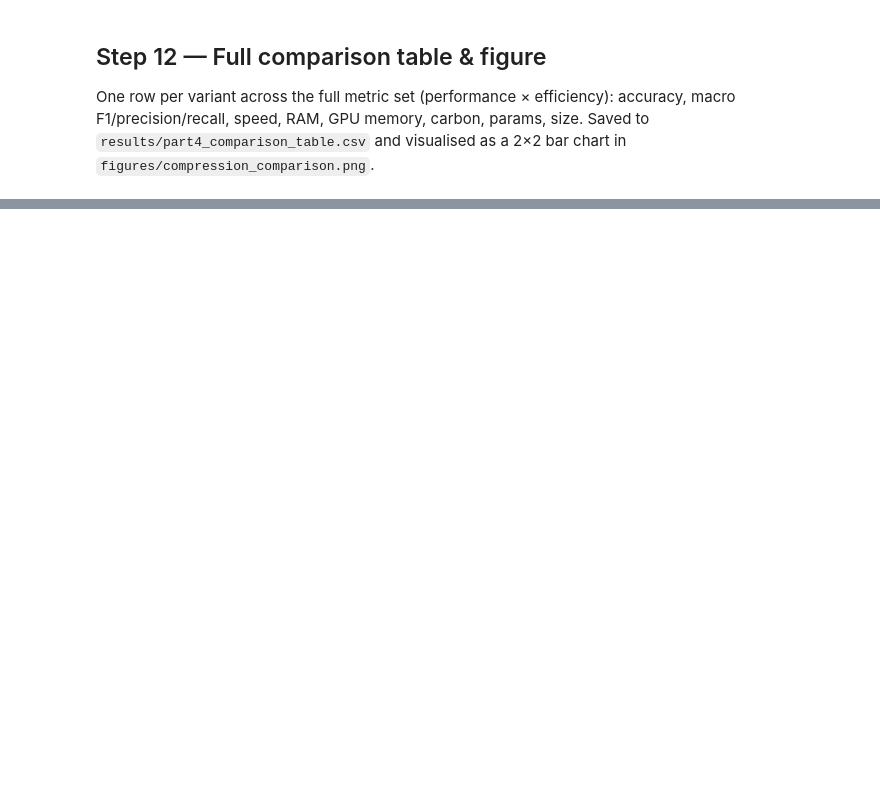
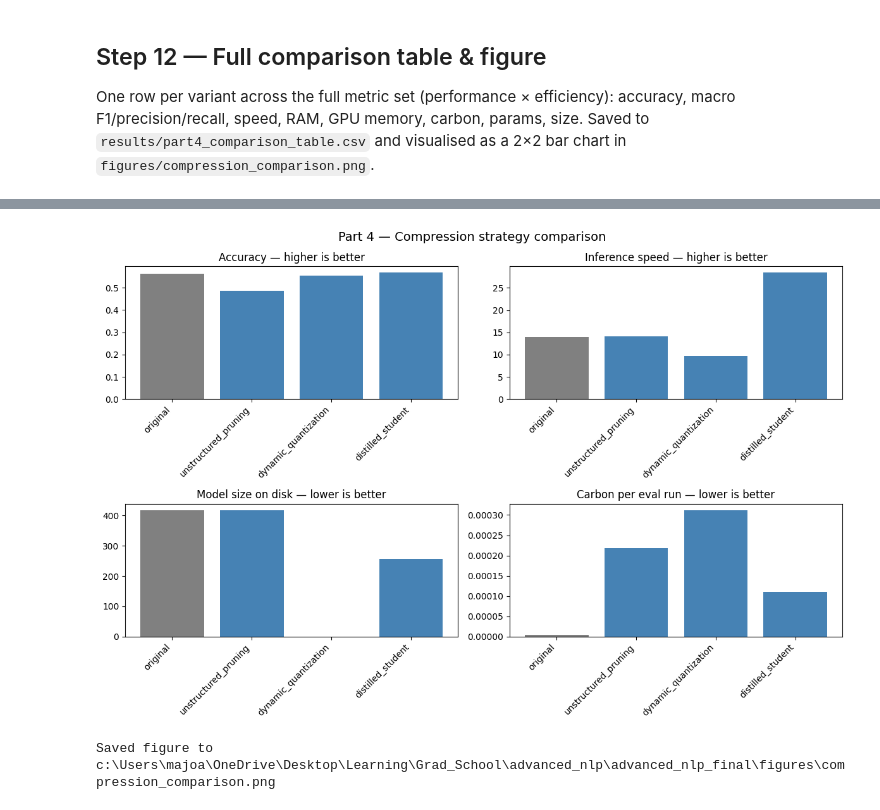
Before and after one commit to majoargote/advanced_nlp_final, a Jupyter notebook: scripts/Part_4_distillation_quantization.ipynb, the cells around one changed output, grey strips where cells are left out. Drawn from its saved outputs; the diff is of its cells as text; code cells hidden in the pictures; blank space fills up the shorter version.

```diff
--- a/scripts/Part_4_distillation_quantization.ipynb
+++ b/scripts/Part_4_distillation_quantization.ipynb
@@ -620,26 +717,29 @@ comparison_df.round(4)
 # %%
-## 2x2 bar chart: performance (F1) vs efficiency (speed, size, carbon)
+## 2x2 bar chart: performance (Accuracy) vs efficiency (speed, size, carbon)
 ## original drawn in grey as the reference; other variants in blue
 methods = comparison_df["Method"].tolist()
 colors  = ["grey" if m == "original" else "steelblue" for m in methods]
 
 panels = [
-    ("F1 (macro)",          "F1 (macro) — higher is better"),
+    ("Accuracy",            "Accuracy — higher is better"),
     ("Speed (samples/sec)", "Inference speed — higher is better"),
     ("Size (MB)",           "Model size on disk — lower is better"),
     ("CO2 (kg)",            "Carbon per eval run — lower is better"),
 ]
 
 fig, axes = plt.subplots(2, 2, figsize=(12, 8))
 for ax, (col, title) in zip(axes.ravel(), panels):
     ax.bar(methods, comparison_df[col], color=colors)
     ax.set_title(title)
     ax.tick_params(axis="x", rotation=45)
     for lbl in ax.get_xticklabels():
         lbl.set_ha("right")
 
 fig.suptitle("Part 4 — Compression strategy comparison", fontsize=14)
 fig.tight_layout()
 fig.savefig(FIGURES_DIR / "compression_comparison.png", dpi=150, bbox_inches="tight")
 plt.show()
 print(f"Saved figure to {FIGURES_DIR / 'compression_comparison.png'}")
+# %% [output]
+[figure, added]
+Saved figure to c:\Users\majoa\OneDrive\Desktop\Learning\Grad_School\advanced_nlp\advanced_nlp_final\figures\compression_comparison.png
```
Also changed, not shown: parts of 12 cells of this notebook, 2 other files.
